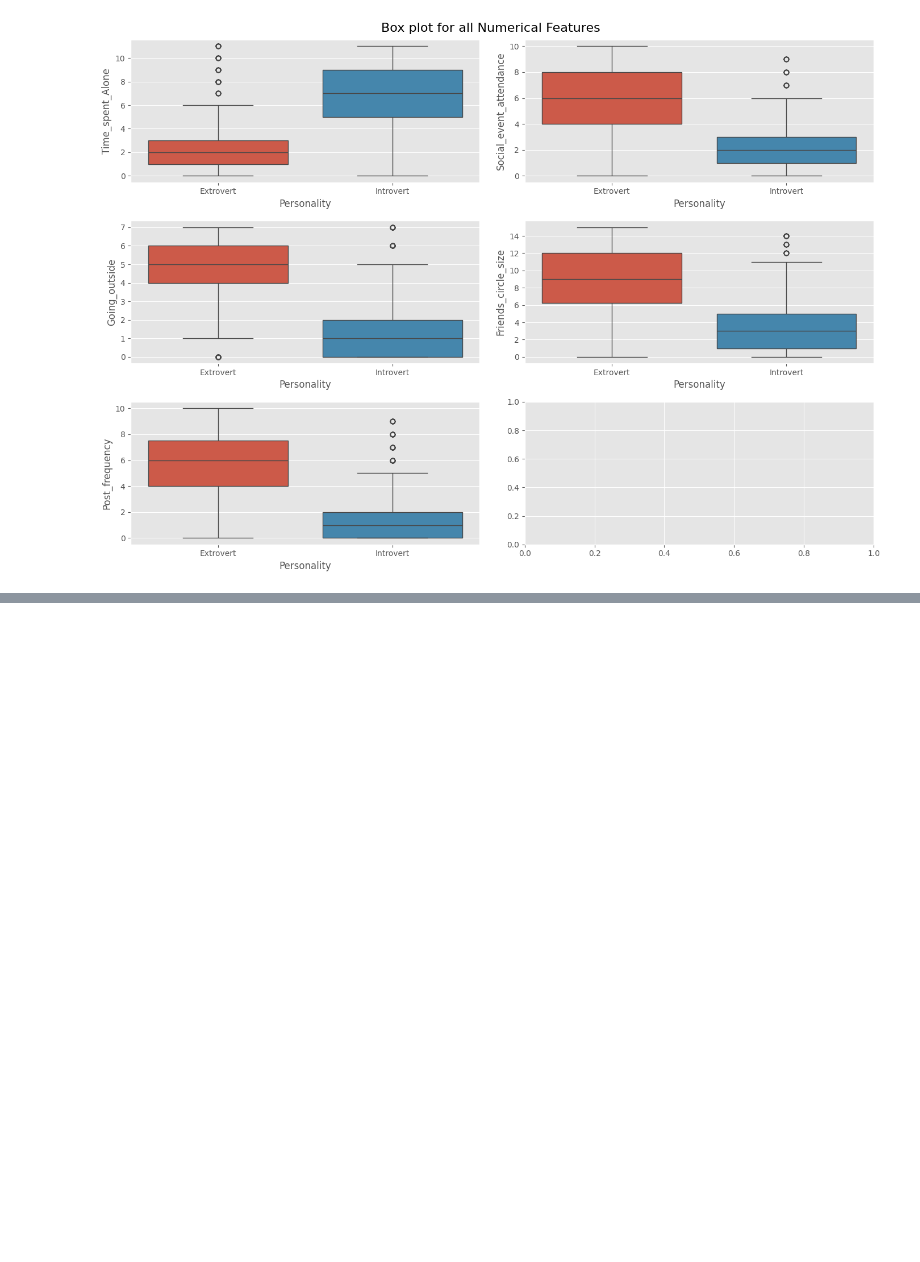
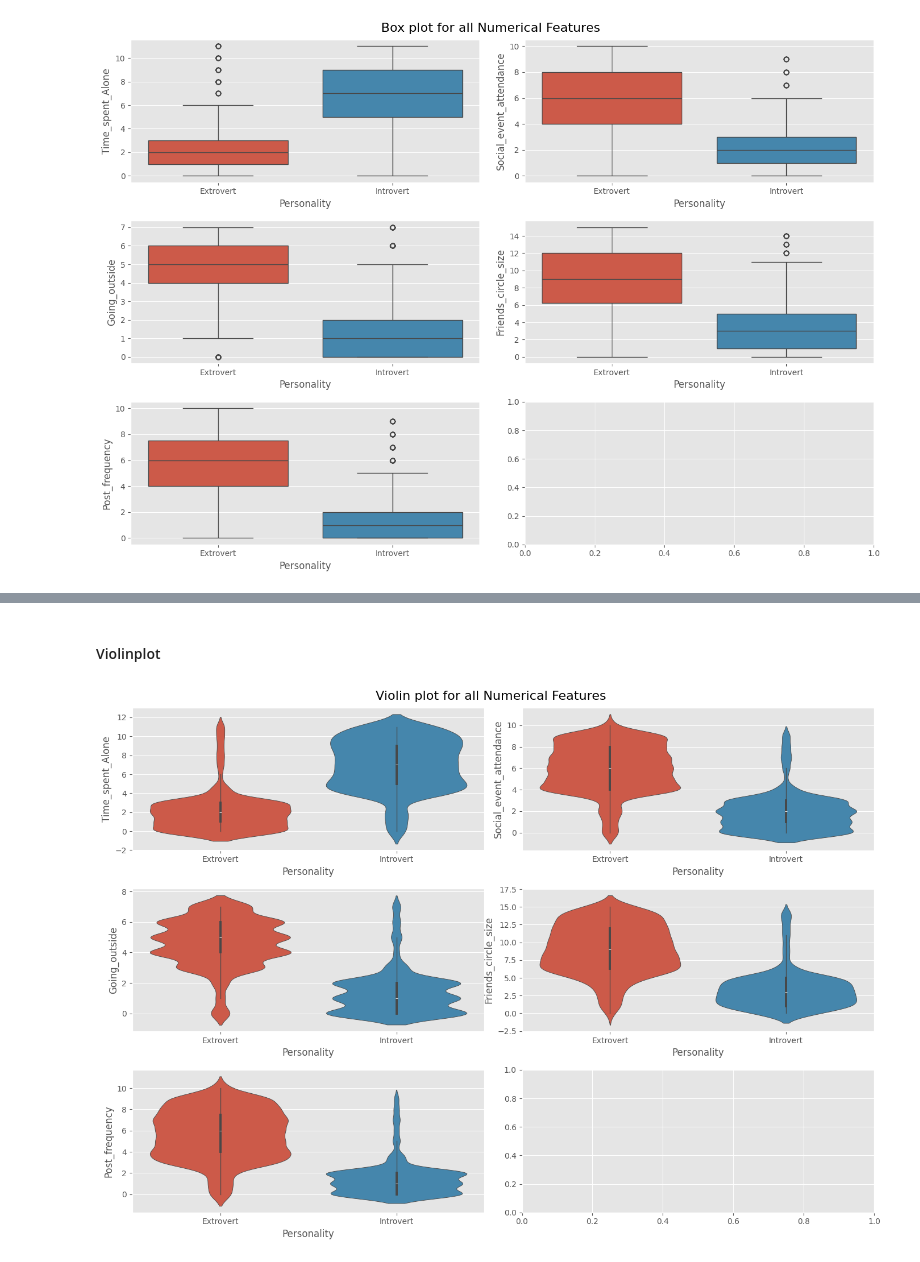
Before and after one commit to AnubhavYadavBCA25/Introvert-vs-Extrovert-Classification-Project, a Jupyter notebook: notebook/EDA.ipynb, the cells around one changed output, grey strips where cells are left out. Drawn from its saved outputs; the diff is of its cells as text; code cells hidden in the pictures; blank space fills up the shorter version.

```diff
--- a/notebook/EDA.ipynb
+++ b/notebook/EDA.ipynb
@@ -217,0 +252,13 @@ plt.tight_layout()
+# %% [markdown]
+#### Violinplot
+# %%
+fig, axes = plt.subplots(3,2, figsize=(14,10))
+plt.suptitle('Violin plot for all Numerical Features', fontsize=16)
+sns.violinplot(data=df, x='Personality', y='Time_spent_Alone', hue='Personality', ax=axes[0,0])
+sns.violinplot(data=df, x='Personality', y='Social_event_attendance', hue='Personality', ax=axes[0,1])
+sns.violinplot(data=df, x='Personality', y='Going_outside', hue='Personality', ax=axes[1,0])
+sns.violinplot(data=df, x='Personality', y='Friends_circle_size', hue='Personality', ax=axes[1,1])
+sns.violinplot(data=df, x='Personality', y='Post_frequency', hue='Personality', ax=axes[2,0])
+plt.tight_layout()
+# %% [output]
+[figure, added]
```
Also changed, not shown: parts of 14 cells of this notebook, 5 other files.
